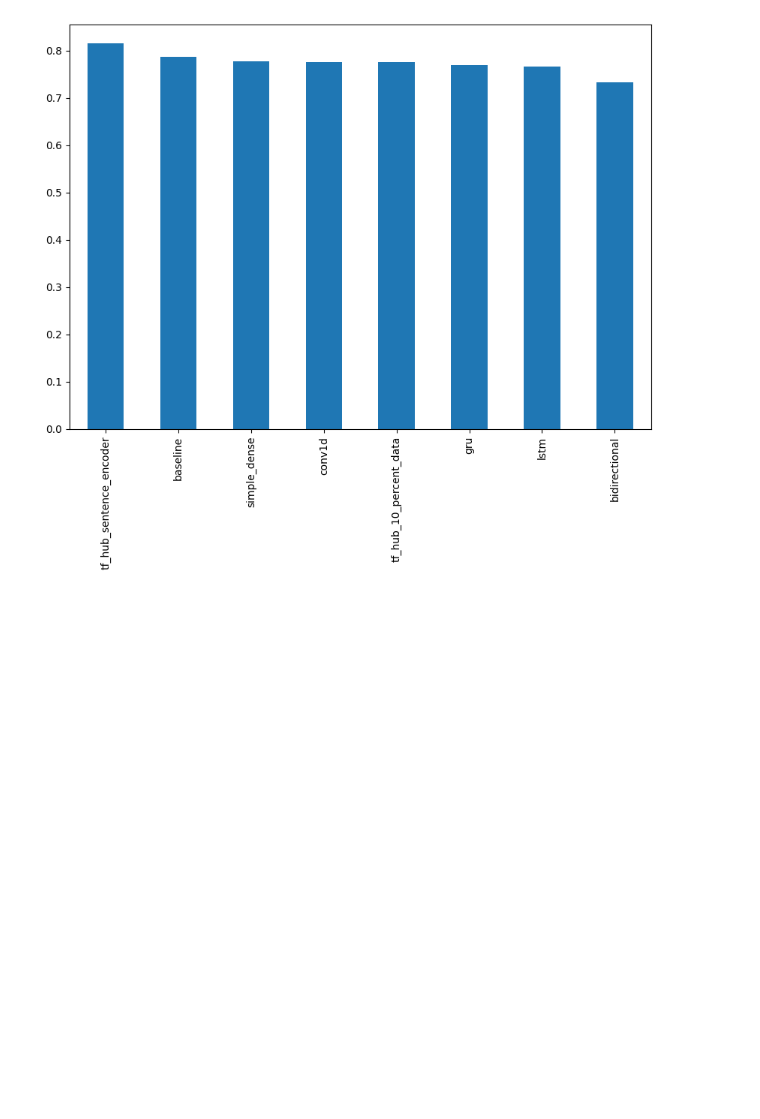
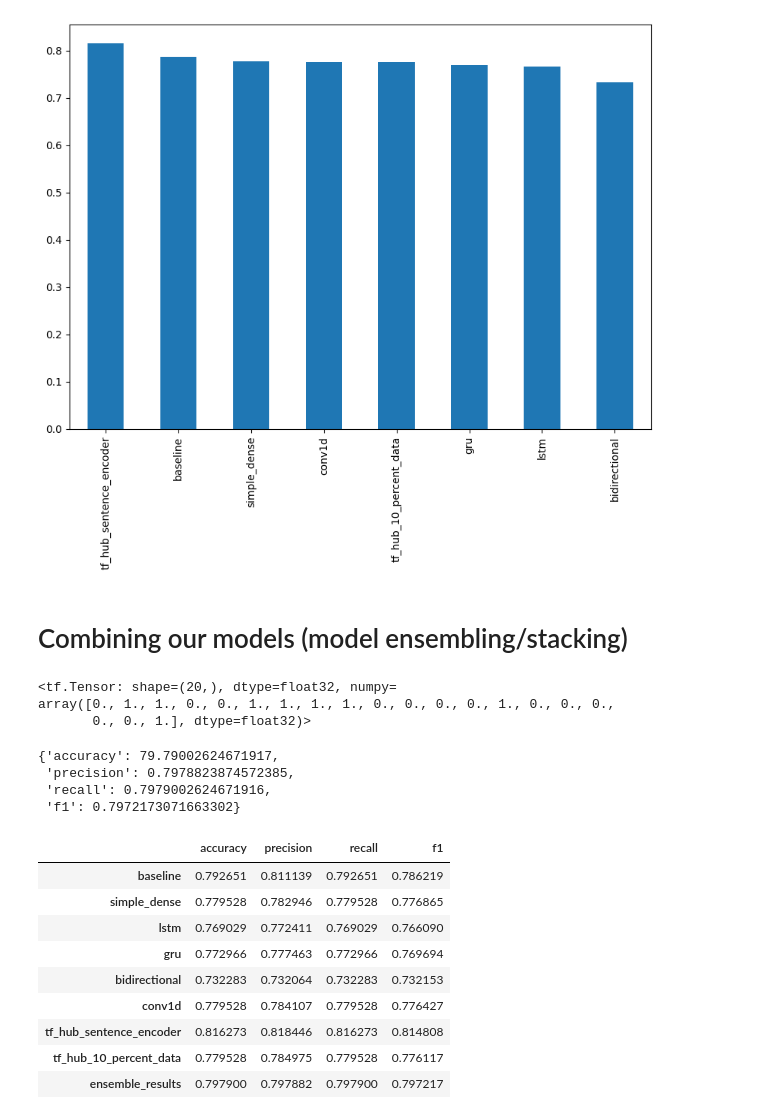
Before and after one commit to hossain-sanowar/NLPTensorFlow, a Jupyter notebook: introduction_to_nlp_in_tensorflow.ipynb, the cells around one changed output. Drawn from its saved outputs; the diff is of its cells as text; code cells hidden in the pictures; blank space fills up the shorter version.

Commit message:
model ensembling/stacking

```diff
--- a/introduction_to_nlp_in_tensorflow.ipynb
+++ b/introduction_to_nlp_in_tensorflow.ipynb
@@ -1364,3 +1364,43 @@ all_model_results.plot(kind="bar", figsize=(10, 7)).legend(bbox_to_anchor=(1.0,
 all_model_results.sort_values("f1", ascending=False)["f1"].plot(kind="bar", figsize=(10, 7));
 # %% [output]
 [figure]
+# %% [markdown]
+# Combining our models (model ensembling/stacking)
+# %%
+# Get mean pred probs for 3 models
+baseline_pred_probs = np.max(model_0.predict_proba(val_sentences), axis=1) # get the prediction probabilities from baseline model
+combined_pred_probs = baseline_pred_probs + tf.squeeze(model_2_pred_probs, axis=1) + tf.squeeze(model_6_pred_probs)
+combined_preds = tf.round(combined_pred_probs/3) # average and round the prediction probabilities to get prediction classes
+combined_preds[:20]
+# %% [output]
+<tf.Tensor: shape=(20,), dtype=float32, numpy=
+array([0., 1., 1., 0., 0., 1., 1., 1., 1., 0., 0., 0., 0., 1., 0., 0., 0.,
+       0., 0., 1.], dtype=float32)>
+# %%
+# Calculate results from averaging the prediction probabilities
+ensemble_results = calculate_results(val_labels, combined_preds)
+ensemble_results
+# %% [output]
+{'accuracy': 79.79002624671917,
+ 'precision': 0.7978823874572385,
+ 'recall': 0.7979002624671916,
+ 'f1': 0.7972173071663302}
+# %%
+# Add our combined model's results to the results DataFrame
+all_model_results.loc["ensemble_results"] = ensemble_results
+# %%
+# Correct single-step assignment (no warning)
+all_model_results.loc["ensemble_results", "accuracy"] /= 100
+# %%
+all_model_results
+# %% [output]
+|  | accuracy | precision | recall | f1 |
+| baseline | 0.792651 | 0.811139 | 0.792651 | 0.786219 |
+| simple_dense | 0.779528 | 0.782946 | 0.779528 | 0.776865 |
+| lstm | 0.769029 | 0.772411 | 0.769029 | 0.766090 |
+| gru | 0.772966 | 0.777463 | 0.772966 | 0.769694 |
+| bidirectional | 0.732283 | 0.732064 | 0.732283 | 0.732153 |
+| conv1d | 0.779528 | 0.784107 | 0.779528 | 0.776427 |
+| tf_hub_sentence_encoder | 0.816273 | 0.818446 | 0.816273 | 0.814808 |
+| tf_hub_10_percent_data | 0.779528 | 0.784975 | 0.779528 | 0.776117 |
+| ensemble_results | 0.797900 | 0.797882 | 0.797900 | 0.797217 |
```
